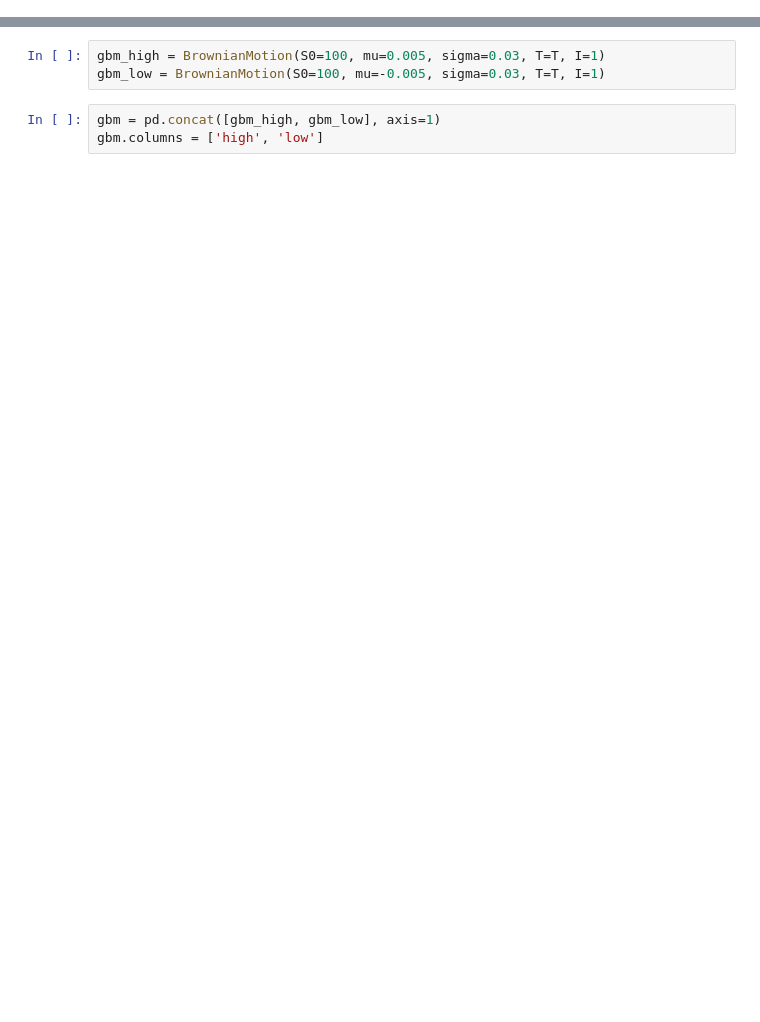
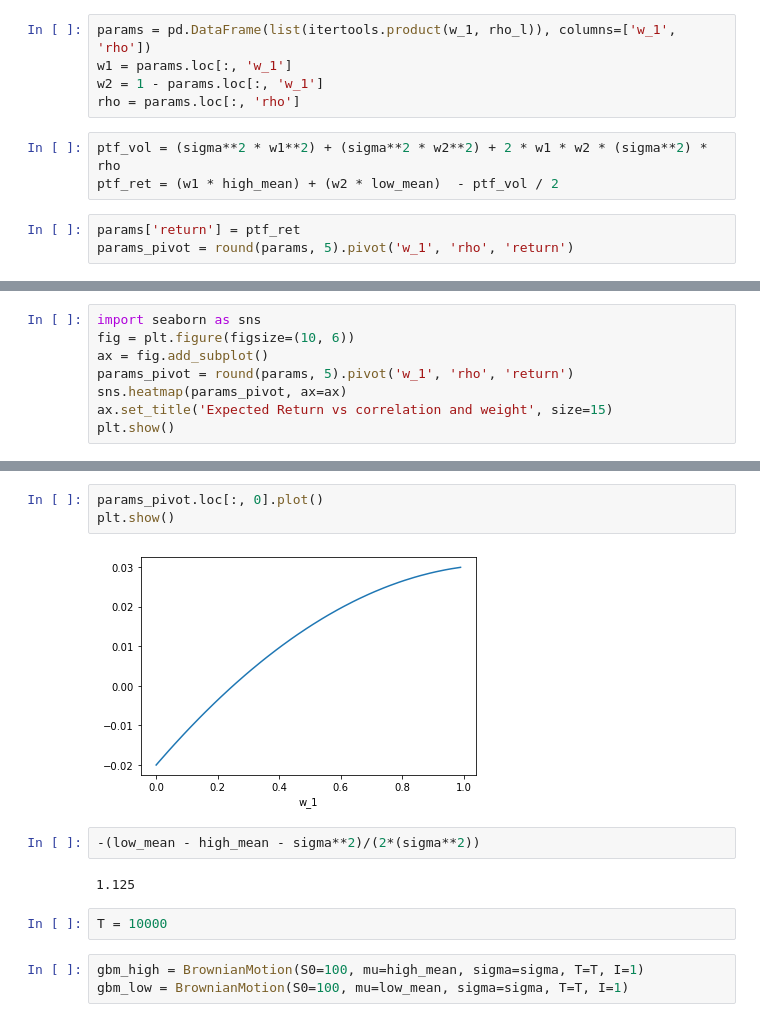
Before and after one commit to lucaberlanda/Magazzino, a Jupyter notebook: Finance/Signals.ipynb, the cells around one changed output, grey strips where cells are left out. Cells and saved outputs as stored; diff of their text form; blank space fills up the shorter version.

```diff
--- a/Finance/Signals.ipynb
+++ b/Finance/Signals.ipynb
@@ -14,0 +68,11 @@ T = 1000
+# %%
+params = pd.DataFrame(list(itertools.product(w_1, rho_l)), columns=['w_1', 'rho'])
+w1 = params.loc[:, 'w_1']
+w2 = 1 - params.loc[:, 'w_1']
+rho = params.loc[:, 'rho']
+# %%
+ptf_vol = (sigma**2 * w1**2) + (sigma**2 * w2**2) + 2 * w1 * w2 * (sigma**2) * rho
+ptf_ret = (w1 * high_mean) + (w2 * low_mean)  - ptf_vol / 2
+# %%
+params['return'] = ptf_ret
+params_pivot = round(params, 5).pivot('w_1', 'rho', 'return')
@@ -14,0 +87,8 @@ T = 1000
+# %%
+import seaborn as sns
+fig = plt.figure(figsize=(10, 6))
+ax = fig.add_subplot()
+params_pivot = round(params, 5).pivot('w_1', 'rho', 'return')
+sns.heatmap(params_pivot, ax=ax)
+ax.set_title('Expected Return vs correlation and weight', size=15)
+plt.show()
@@ -15,6 +97,14 @@ T = 1000
+# %%
+params_pivot.loc[:, 0].plot()
+plt.show()
+# %% [output]
+[figure, added]
+# %%
+-(low_mean - high_mean - sigma**2)/(2*(sigma**2))
+# %% [output]
+1.125
+# %%
+T = 10000
 # %%
-gbm_high = BrownianMotion(S0=100, mu=0.005, sigma=0.03, T=T, I=1)
-gbm_low = BrownianMotion(S0=100, mu=-0.005, sigma=0.03, T=T, I=1)
+gbm_high = BrownianMotion(S0=100, mu=high_mean, sigma=sigma, T=T, I=1)
+gbm_low = BrownianMotion(S0=100, mu=low_mean, sigma=sigma, T=T, I=1)
-# %%
-gbm = pd.concat([gbm_high, gbm_low], axis=1)
-gbm.columns = ['high', 'low']
```
Also changed, not shown: parts of 10 cells of this notebook, 2 other files.
